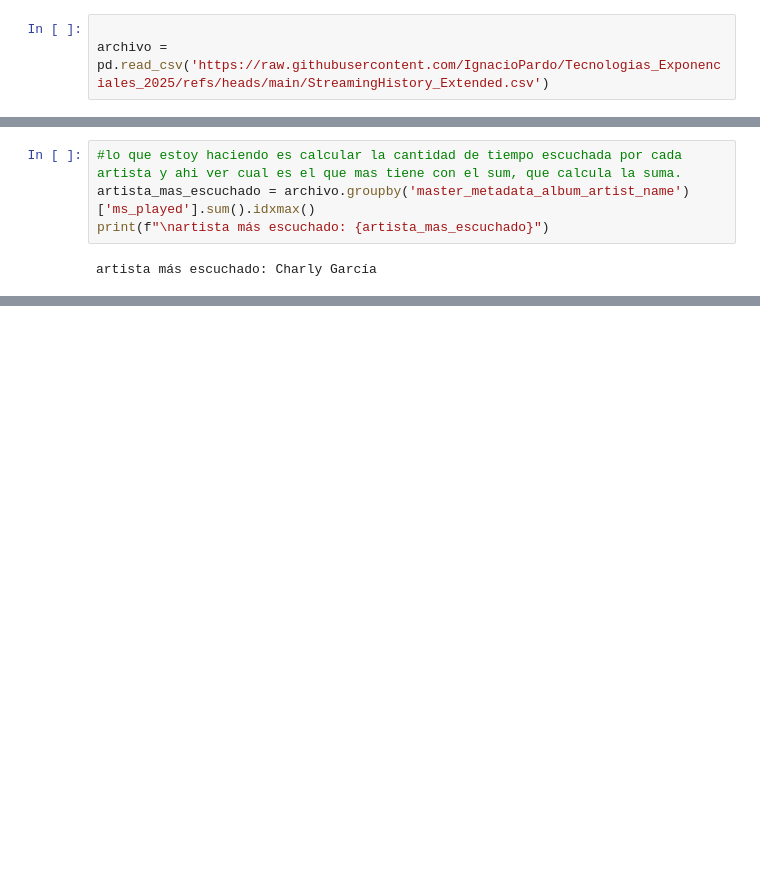
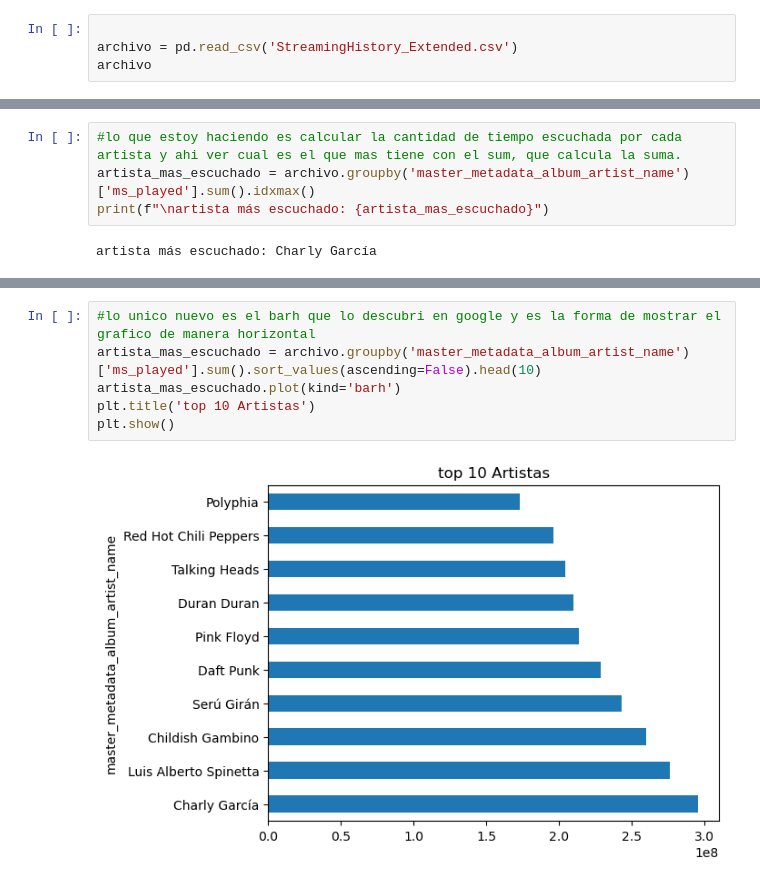
Before and after one commit to joaquinmora14/TPspotify-JoaquinM-NicoasC-CamiloR, a Jupyter notebook: tpSpotify.ipynb, the cells around one changed output, grey strips where cells are left out. Drawn from its saved outputs; the diff is of its cells as text; blank space fills up the shorter version.

Commit message:
faltan 3 graficos

```diff
--- a/tpSpotify.ipynb
+++ b/tpSpotify.ipynb
@@ -19,5 +19,6 @@ import ssl
 ssl._create_default_https_context = ssl._create_unverified_context
 # %%
 
-archivo = pd.read_csv('https://raw.githubusercontent.com/IgnacioPardo/Tecnologias_Exponenciales_2025/refs/heads/main/StreamingHistory_Extended.csv')
+archivo = pd.read_csv('StreamingHistory_Extended.csv')
+archivo
 # %% [output]
@@ -74,0 +88,8 @@ print("cancion mas escuchada:", cancion_mas_escuchada)
+# %%
+#lo unico nuevo es el barh que lo descubri en google y es la forma de mostrar el grafico de manera horizontal
+artista_mas_escuchado = archivo.groupby('master_metadata_album_artist_name')['ms_played'].sum().sort_values(ascending=False).head(10)
+artista_mas_escuchado.plot(kind='barh')
+plt.title('top 10 Artistas')
+plt.show()
+# %% [output]
+[figure, added]
```
Also changed, not shown: parts of 8 cells of this notebook, 2 other files.
